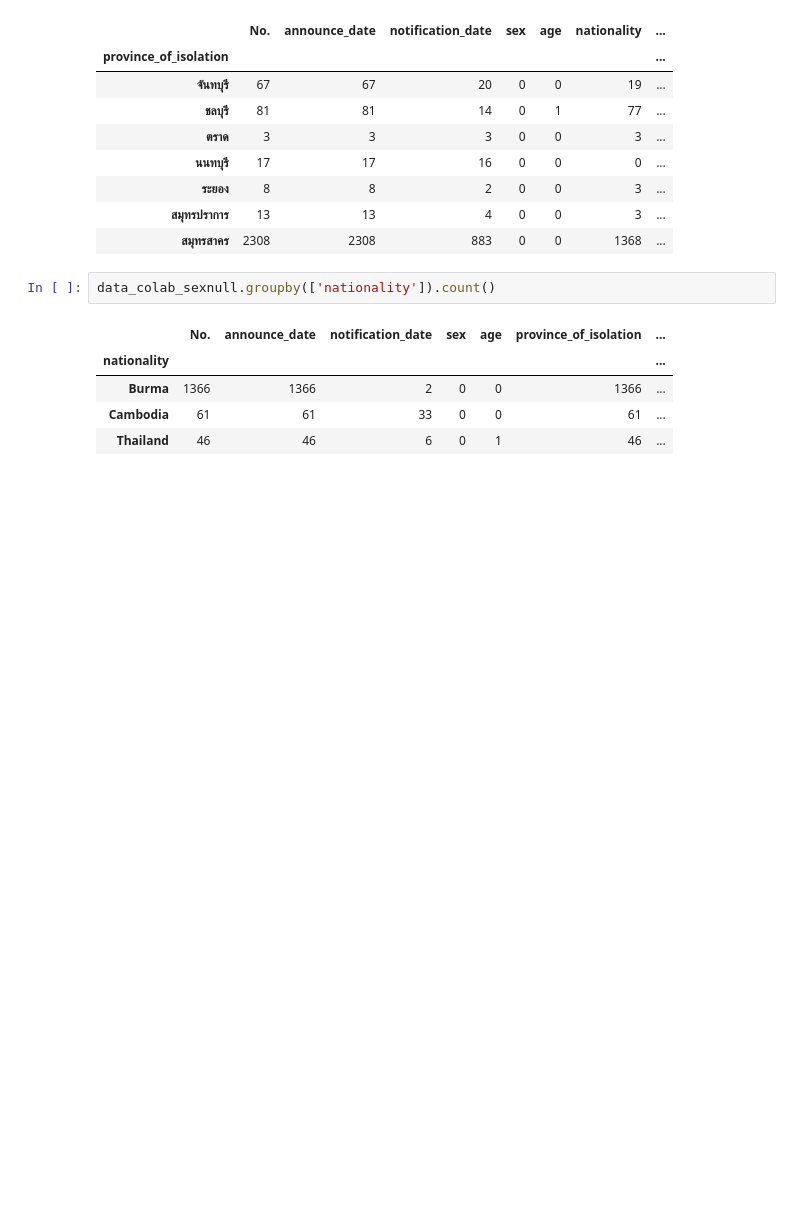
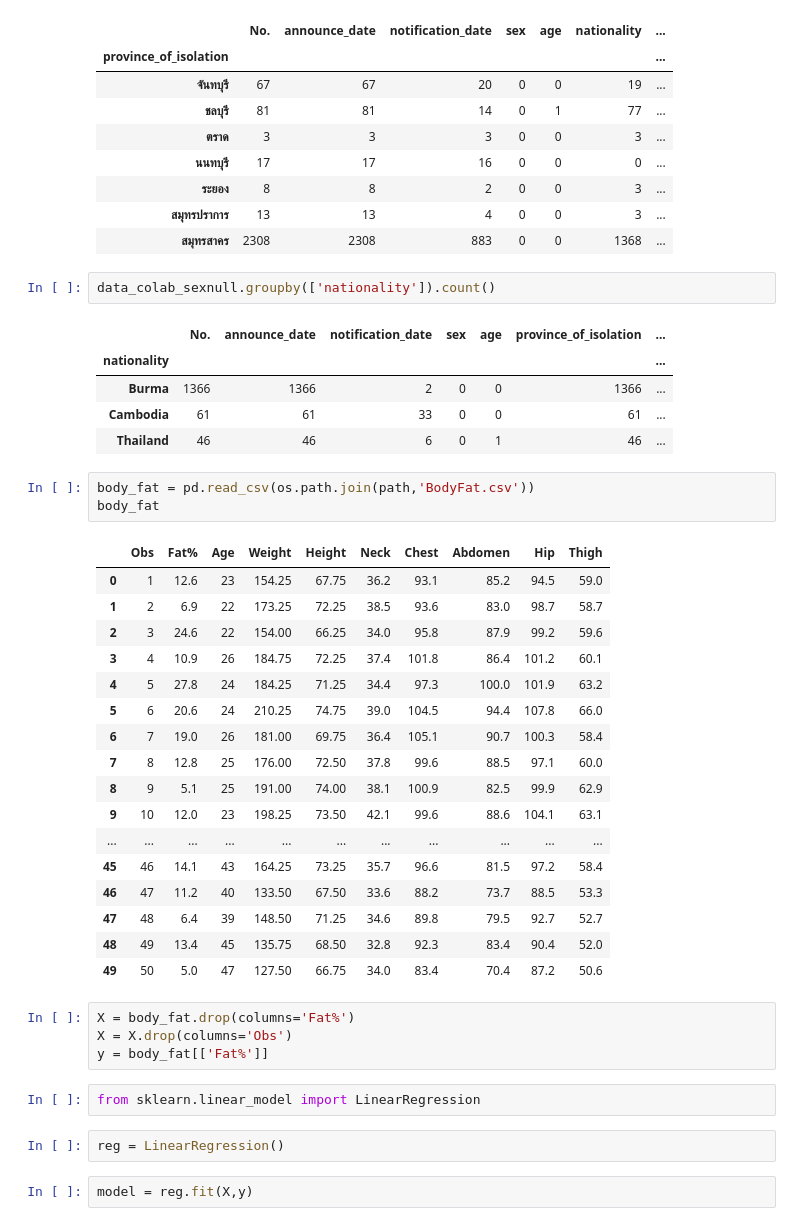
Before and after one commit to thanadolch/data_viz, a Jupyter notebook: pandas102.ipynb, the cells around one changed output. Cells and saved outputs as stored; diff of their text form; blank space fills up the shorter version.

```diff
--- a/pandas102.ipynb
+++ b/pandas102.ipynb
@@ -260,3 +260,34 @@ data_colab_sexnull.groupby(['nationality']).count()
 | Burma | 1366 | 1366 | 2 | 0 | 0 | 1366 | ... |
 | Cambodia | 61 | 61 | 33 | 0 | 0 | 61 | ... |
 | Thailand | 46 | 46 | 6 | 0 | 1 | 46 | ... |
+# %%
+body_fat = pd.read_csv(os.path.join(path,'BodyFat.csv'))
+body_fat
+# %% [output]
+|  | Obs | Fat% | Age | Weight | Height | Neck | Chest | Abdomen | Hip | Thigh |
+| 0 | 1 | 12.6 | 23 | 154.25 | 67.75 | 36.2 | 93.1 | 85.2 | 94.5 | 59.0 |
+| 1 | 2 | 6.9 | 22 | 173.25 | 72.25 | 38.5 | 93.6 | 83.0 | 98.7 | 58.7 |
+| 2 | 3 | 24.6 | 22 | 154.00 | 66.25 | 34.0 | 95.8 | 87.9 | 99.2 | 59.6 |
+| 3 | 4 | 10.9 | 26 | 184.75 | 72.25 | 37.4 | 101.8 | 86.4 | 101.2 | 60.1 |
+| 4 | 5 | 27.8 | 24 | 184.25 | 71.25 | 34.4 | 97.3 | 100.0 | 101.9 | 63.2 |
+| 5 | 6 | 20.6 | 24 | 210.25 | 74.75 | 39.0 | 104.5 | 94.4 | 107.8 | 66.0 |
+| 6 | 7 | 19.0 | 26 | 181.00 | 69.75 | 36.4 | 105.1 | 90.7 | 100.3 | 58.4 |
+| 7 | 8 | 12.8 | 25 | 176.00 | 72.50 | 37.8 | 99.6 | 88.5 | 97.1 | 60.0 |
+| 8 | 9 | 5.1 | 25 | 191.00 | 74.00 | 38.1 | 100.9 | 82.5 | 99.9 | 62.9 |
+| 9 | 10 | 12.0 | 23 | 198.25 | 73.50 | 42.1 | 99.6 | 88.6 | 104.1 | 63.1 |
+| ... | ... | ... | ... | ... | ... | ... | ... | ... | ... | ... |
+| 45 | 46 | 14.1 | 43 | 164.25 | 73.25 | 35.7 | 96.6 | 81.5 | 97.2 | 58.4 |
+| 46 | 47 | 11.2 | 40 | 133.50 | 67.50 | 33.6 | 88.2 | 73.7 | 88.5 | 53.3 |
+| 47 | 48 | 6.4 | 39 | 148.50 | 71.25 | 34.6 | 89.8 | 79.5 | 92.7 | 52.7 |
+| 48 | 49 | 13.4 | 45 | 135.75 | 68.50 | 32.8 | 92.3 | 83.4 | 90.4 | 52.0 |
+| 49 | 50 | 5.0 | 47 | 127.50 | 66.75 | 34.0 | 83.4 | 70.4 | 87.2 | 50.6 |
+# %%
+X = body_fat.drop(columns='Fat%')
+X = X.drop(columns='Obs')
+y = body_fat[['Fat%']]
+# %%
+from sklearn.linear_model import LinearRegression
+# %%
+reg = LinearRegression()
+# %%
+model = reg.fit(X,y)
```
Also changed, not shown: parts of 8 cells of this notebook.
